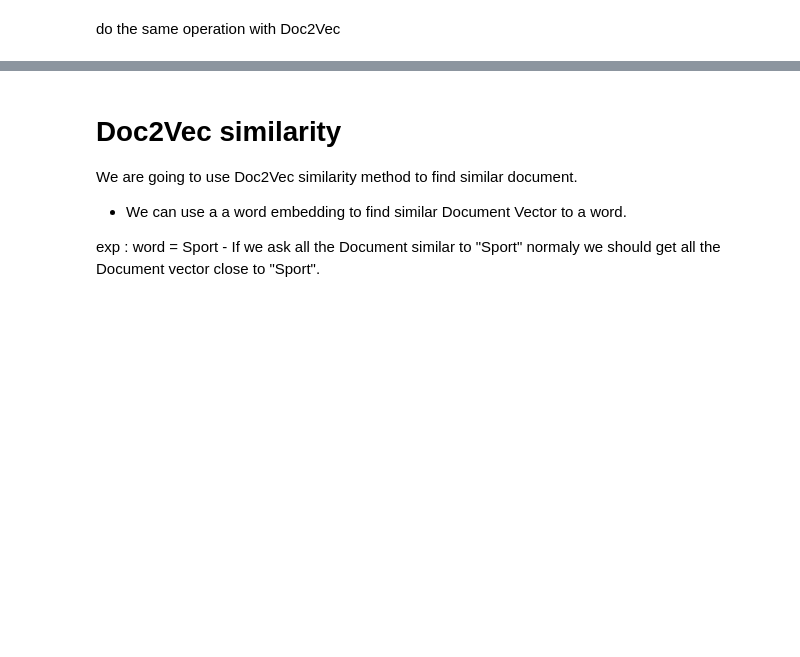
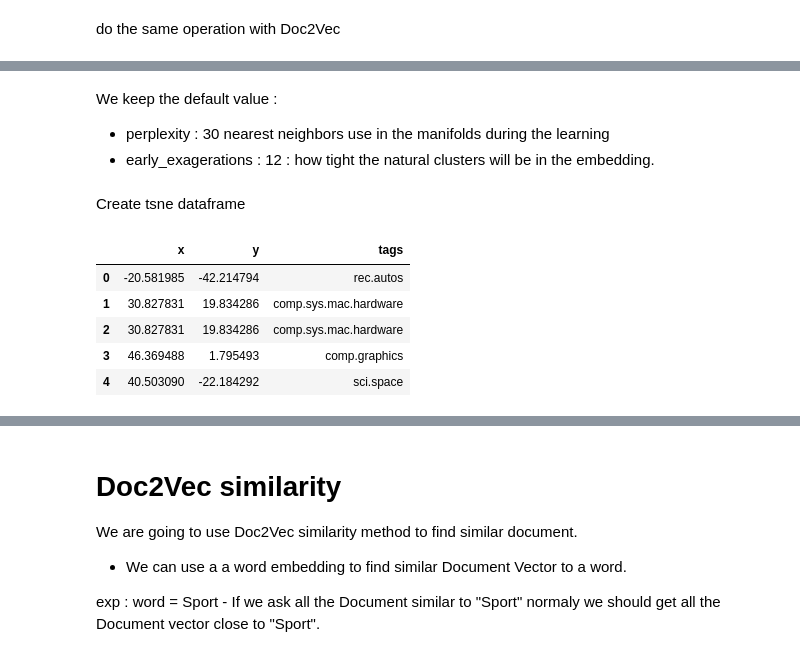
Before and after one commit to Remydeme/NLP-Topic-Classifier, a Jupyter notebook: Doc2Vec/20NewsAnalysis_TFIDFvsLDA.ipynb, the cells around one changed output, grey strips where cells are left out. Saved outputs shown, nothing was run; the diff lists cells and outputs as text; code cells hidden in the pictures; blank space fills up the shorter version.

```diff
--- a/Doc2Vec/20NewsAnalysis_TFIDFvsLDA.ipynb
+++ b/Doc2Vec/20NewsAnalysis_TFIDFvsLDA.ipynb
@@ -616,7 +619,12 @@ doc2vec.build_vocab(taggedDocument)
 # %%
 from tqdm import tqdm
 
-doc2vec.train(taggedDocument, total_examples=len(taggedDocument), epochs=10)
+max_epochs = 30
+
+for epoch in max_epochs:
+  doc2vec.train(taggedDocument, total_examples=len(taggedDocument), epochs=1)
+  doc2vec.alpha -= 0.0002
+  doc2vec.min_alpha = doc2vec.alpha
 # %% [markdown]
 ### Vec_for_learning :
 
@@ -887,0 +947,5 @@ for key in dataset_dict:
+# %% [markdown]
+We keep the default value :
+
+* perplexity : 30  nearest neighbors use in the manifolds during the learning
+* early_exagerations : 12 : how tight the natural clusters will be in the embedding.
@@ -887,0 +960,12 @@ for key in dataset_dict:
+# %% [markdown]
+Create tsne dataframe
+# %%
+tnse_doc_df = pd.DataFrame({'x':x_values, 'y':y_values, 'tags':target_names})
+tnse_doc_df.head()
+# %% [output]
+|  | x | y | tags |
+| 0 | -20.581985 | -42.214794 | rec.autos |
+| 1 | 30.827831 | 19.834286 | comp.sys.mac.hardware |
+| 2 | 30.827831 | 19.834286 | comp.sys.mac.hardware |
+| 3 | 46.369488 | 1.795493 | comp.graphics |
+| 4 | 40.503090 | -22.184292 | sci.space |
```
Also changed, not shown: parts of 26 cells of this notebook, 4 other files.
